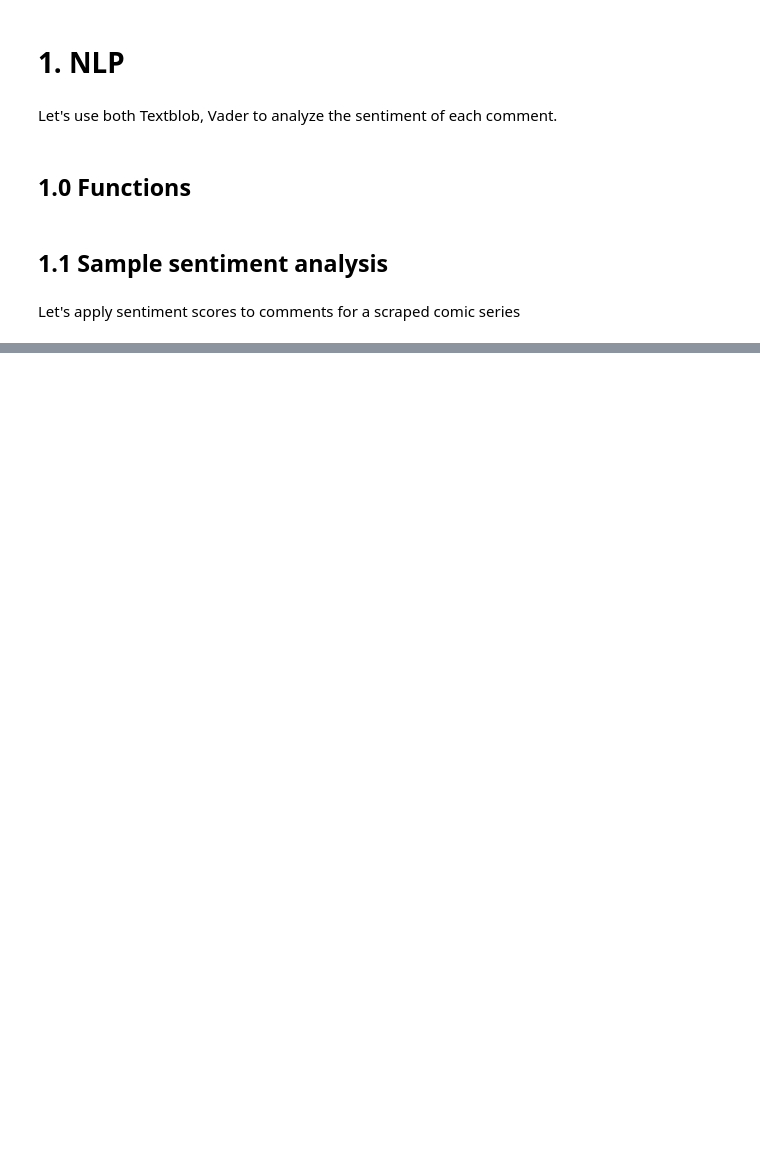
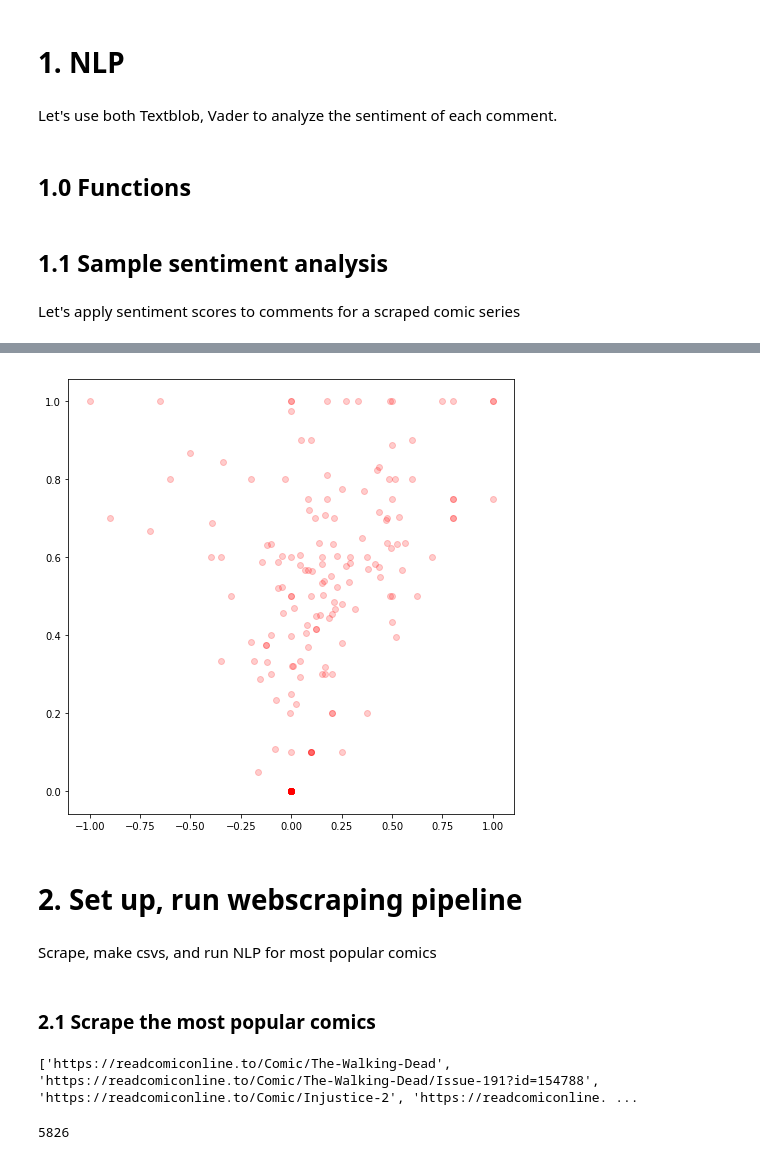
Before and after one commit to abgrss/comic_comments_nlp, a Jupyter notebook: Comic Comments NLP.ipynb, the cells around one changed output, grey strips where cells are left out. Saved outputs shown, nothing was run; the diff lists cells and outputs as text; code cells hidden in the pictures; blank space fills up the shorter version.

```diff
--- a/Comic Comments NLP.ipynb
+++ b/Comic Comments NLP.ipynb
@@ -365,0 +376,29 @@ df_comments.head()
+# %%
+# PLOT RESULTS (TextBlob) - SCATTERPLOT, subjectivity vs. polarity
+plt.figure(figsize=(8,8))
+plt.scatter(x, y, marker='o', color = 'red', alpha=0.2)
+plt.show();
+# %% [output]
+[figure, added]
+# %% [markdown]
+# 2. Set up, run webscraping pipeline
+# %% [markdown]
+Scrape, make csvs, and run NLP for most popular comics
+# %% [markdown]
+### 2.1 Scrape the most popular comics
+# %%
+# GET A LIST OF THE MOST POPULAR SERIES
+url = "https://readcomiconline.to/ComicList/MostPopular"
+driver = webdriver.Opera(executable_path='webdriver/operadriver_mac64/operadriver')
+
+popular_series = get_issues(url, driver)
+print(popular_series)
+# %% [output]
+['https://readcomiconline.to/Comic/The-Walking-Dead', 'https://readcomiconline.to/Comic/The-Walking-Dead/Issue-191?id=154788', 'https://readcomiconline.to/Comic/Injustice-2', 'https://readcomiconline. ...
+# %%
+# LOAD A CSV FILE TO A DF (IF NEEDED)
+csv_file_path = "comic_comments/comic_comments.csv"
+loaded_df = pd.read_csv(csv_file_path, index_col='Unnamed: 0', encoding = "ISO-8859-1")
+len(loaded_df)
+# %% [output]
+5826
```
Also changed, not shown: parts of 33 cells of this notebook, 11 other files.
